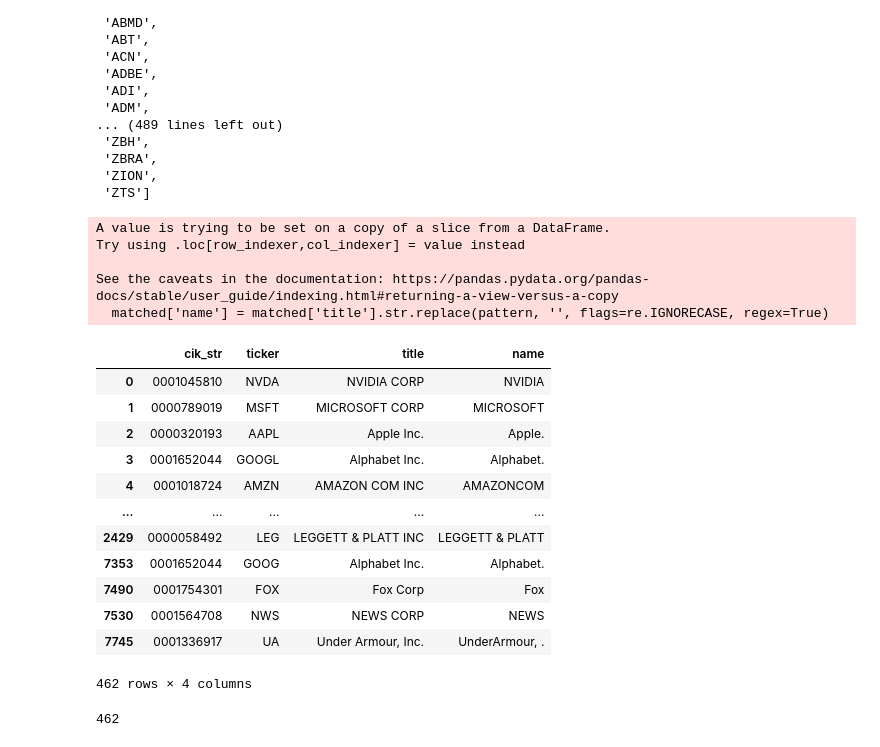
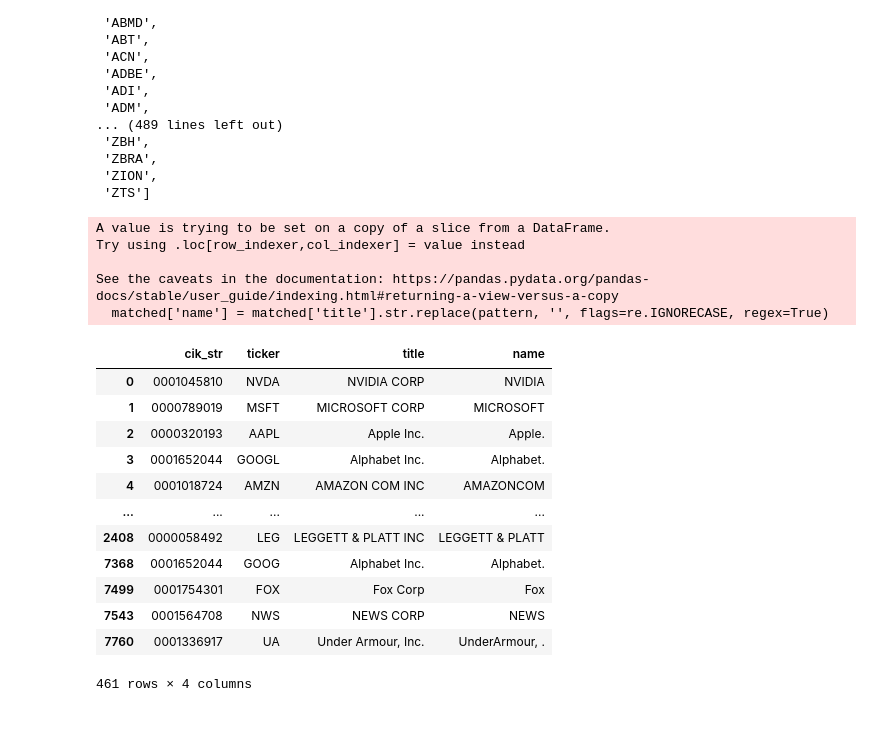
Before and after one commit to YuxinYY/Pre-earnings-Social-Media-Sentiment-Accuracy, a Jupyter notebook: readdata.ipynb, the cells around one changed output. Drawn from its saved outputs; the diff is of its cells as text; code cells hidden in the pictures.

```diff
--- a/readdata.ipynb
+++ b/readdata.ipynb
@@ -56,37 +56,38 @@ import requests
 import json
 import re
 
 url = "https://www.sec.gov/files/company_tickers.json"
 resp = requests.get(url, headers={"User-Agent": "YuxinLi (yl14490@nyu.edu)"})
 data = resp.json()
 
 df_map = pd.DataFrame.from_dict(data, orient="index")
 
 df_map["cik_str"] = df_map["cik_str"].astype(str).str.zfill(10)
 
-matched = df_map[df_map['ticker'].isin(my_str)]
+matched = df_map[df_map['ticker'].isin(my_tickers)]
 
 words_to_remove = ['inc', '.', 'corp']
 pattern = r'\b(' + '|'.join(words_to_remove) + r')\b'
 
 matched['name'] = matched['title'].str.replace(pattern, '', flags=re.IGNORECASE, regex=True)
+matched.to_csv("matched_stocks.csv",index = False)
 matched
 # %% [output]
 A value is trying to be set on a copy of a slice from a DataFrame.
 Try using .loc[row_indexer,col_indexer] = value instead
 
 See the caveats in the documentation: https://pandas.pydata.org/pandas-docs/stable/user_guide/indexing.html#returning-a-view-versus-a-copy
   matched['name'] = matched['title'].str.replace(pattern, '', flags=re.IGNORECASE, regex=True)
 |  | cik_str | ticker | title | name |
 | 0 | 0001045810 | NVDA | NVIDIA CORP | NVIDIA |
 | 1 | 0000789019 | MSFT | MICROSOFT CORP | MICROSOFT |
 | 2 | 0000320193 | AAPL | Apple Inc. | Apple. |
 | 3 | 0001652044 | GOOGL | Alphabet Inc. | Alphabet. |
 | 4 | 0001018724 | AMZN | AMAZON COM INC | AMAZONCOM |
 | ... | ... | ... | ... | ... |
-| 2429 | 0000058492 | LEG | LEGGETT & PLATT INC | LEGGETT & PLATT |
-| 7353 | 0001652044 | GOOG | Alphabet Inc. | Alphabet. |
-| 7490 | 0001754301 | FOX | Fox Corp | Fox |
-| 7530 | 0001564708 | NWS | NEWS CORP | NEWS |
-| 7745 | 0001336917 | UA | Under Armour, Inc. | UnderArmour, . |
+| 2408 | 0000058492 | LEG | LEGGETT & PLATT INC | LEGGETT & PLATT |
+| 7368 | 0001652044 | GOOG | Alphabet Inc. | Alphabet. |
+| 7499 | 0001754301 | FOX | Fox Corp | Fox |
+| 7543 | 0001564708 | NWS | NEWS CORP | NEWS |
+| 7760 | 0001336917 | UA | Under Armour, Inc. | UnderArmour, . |
-462 rows × 4 columns
+461 rows × 4 columns
@@ -95,8 +94,3 @@ matched.to_csv("matched.csv",index = False)
-# %%
-stocks = list(matched['ticker'])
-len(stocks)
-# %% [output]
-462
 # %%
 import requests
 import time
```
Also changed, not shown: parts of 23 cells of this notebook, 7 other files.
